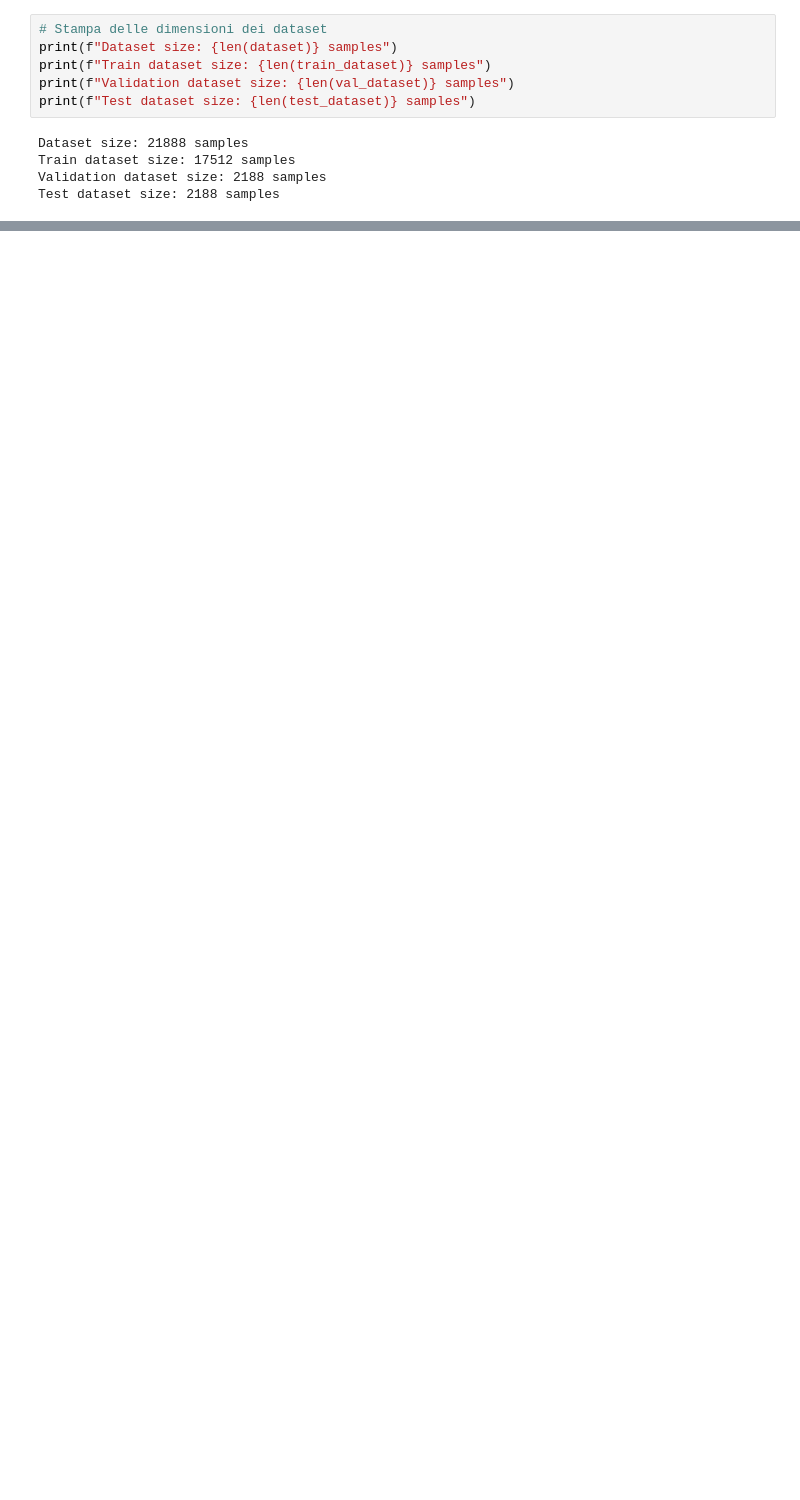
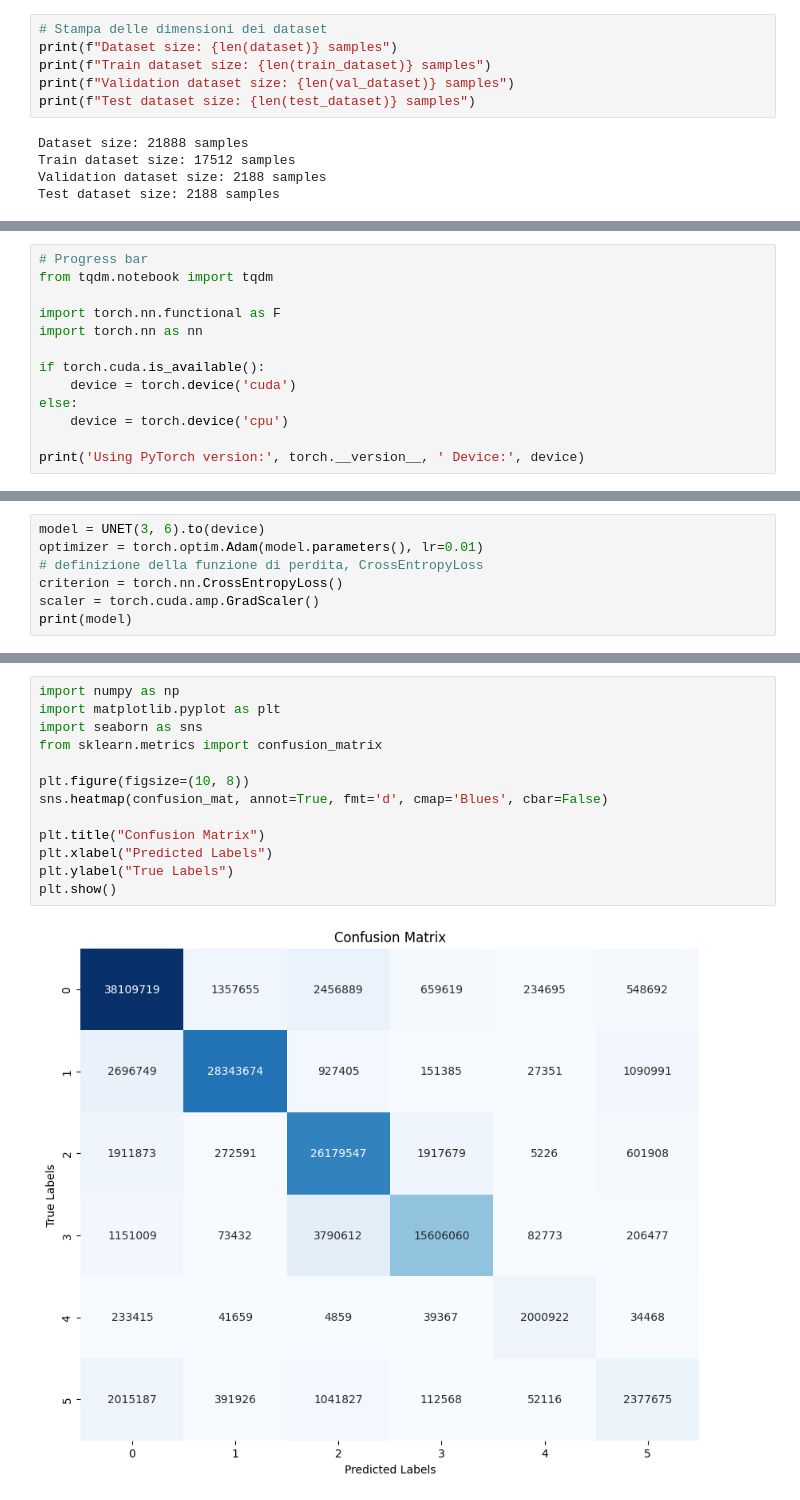
Before and after one commit to danilsab24/Semantic_Segmentation_Potsdam, a Jupyter notebook: Project.ipynb, the cells around one changed output, grey strips where cells are left out. Cells and saved outputs as stored; diff of their text form; blank space fills up the shorter version.

```diff
--- a/Project.ipynb
+++ b/Project.ipynb
@@ -631,0 +538,13 @@ TypeError: ignored
+# %%
+# Progress bar
+from tqdm.notebook import tqdm
+
+import torch.nn.functional as F
+import torch.nn as nn
+
+if torch.cuda.is_available():
+    device = torch.device('cuda')
+else:
+    device = torch.device('cpu')
+
+print('Using PyTorch version:', torch.__version__, ' Device:', device)
@@ -631,0 +553,7 @@ TypeError: ignored
+# %%
+model = UNET(3, 6).to(device)
+optimizer = torch.optim.Adam(model.parameters(), lr=0.01)
+# definizione della funzione di perdita, CrossEntropyLoss
+criterion = torch.nn.CrossEntropyLoss()
+scaler = torch.cuda.amp.GradScaler()
+print(model)
@@ -631,0 +946,15 @@ TypeError: ignored
+# %%
+import numpy as np
+import matplotlib.pyplot as plt
+import seaborn as sns
+from sklearn.metrics import confusion_matrix
+
+plt.figure(figsize=(10, 8))
+sns.heatmap(confusion_mat, annot=True, fmt='d', cmap='Blues', cbar=False)
+
+plt.title("Confusion Matrix")
+plt.xlabel("Predicted Labels")
+plt.ylabel("True Labels")
+plt.show()
+# %% [output]
+[figure, added]
```
Also changed, not shown: parts of 41 cells of this notebook.
